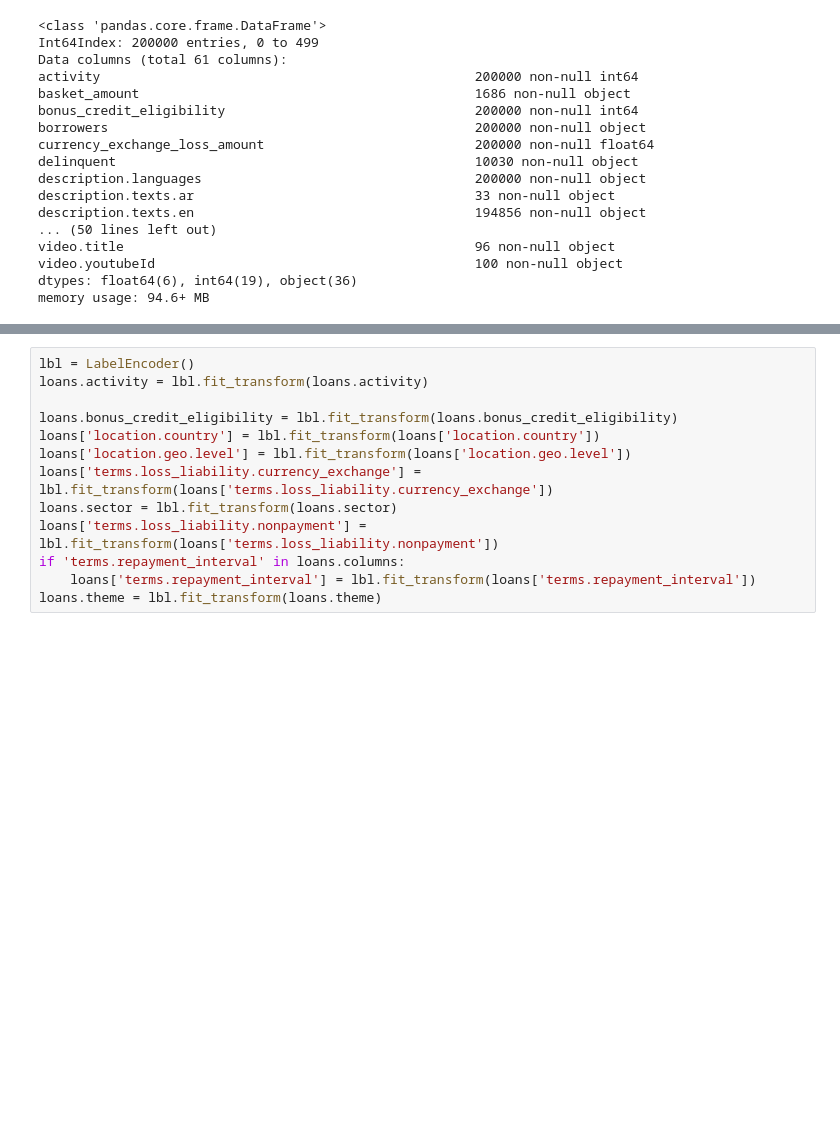
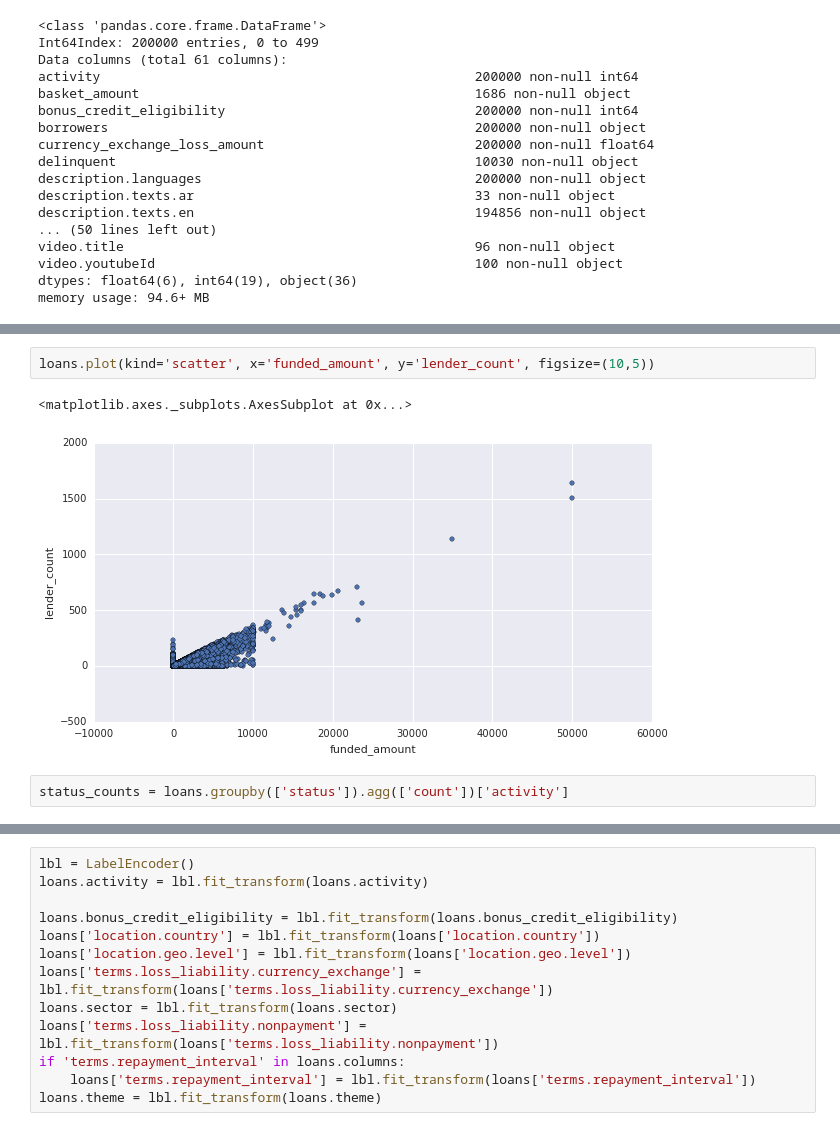
Before and after one commit to hslee16/GA_project, a Jupyter notebook: ga_project.ipynb, the cells around one changed output, grey strips where cells are left out. Cells and saved outputs as stored; diff of their text form; blank space fills up the shorter version.

Commit message:
adding one more plot

```diff
--- a/ga_project.ipynb
+++ b/ga_project.ipynb
@@ -126,3 +126,10 @@ plt.xlabel('Loan amount')
 # %% [output]
 <matplotlib.text.Text at 0x...>
 [figure]
+# %%
+loans.plot(kind='scatter', x='funded_amount', y='lender_count', figsize=(10,5))
+# %% [output]
+<matplotlib.axes._subplots.AxesSubplot at 0x...>
+[figure, added]
+# %%
+status_counts = loans.groupby(['status']).agg(['count'])['activity']
```
Also changed, not shown: parts of 14 cells of this notebook.
